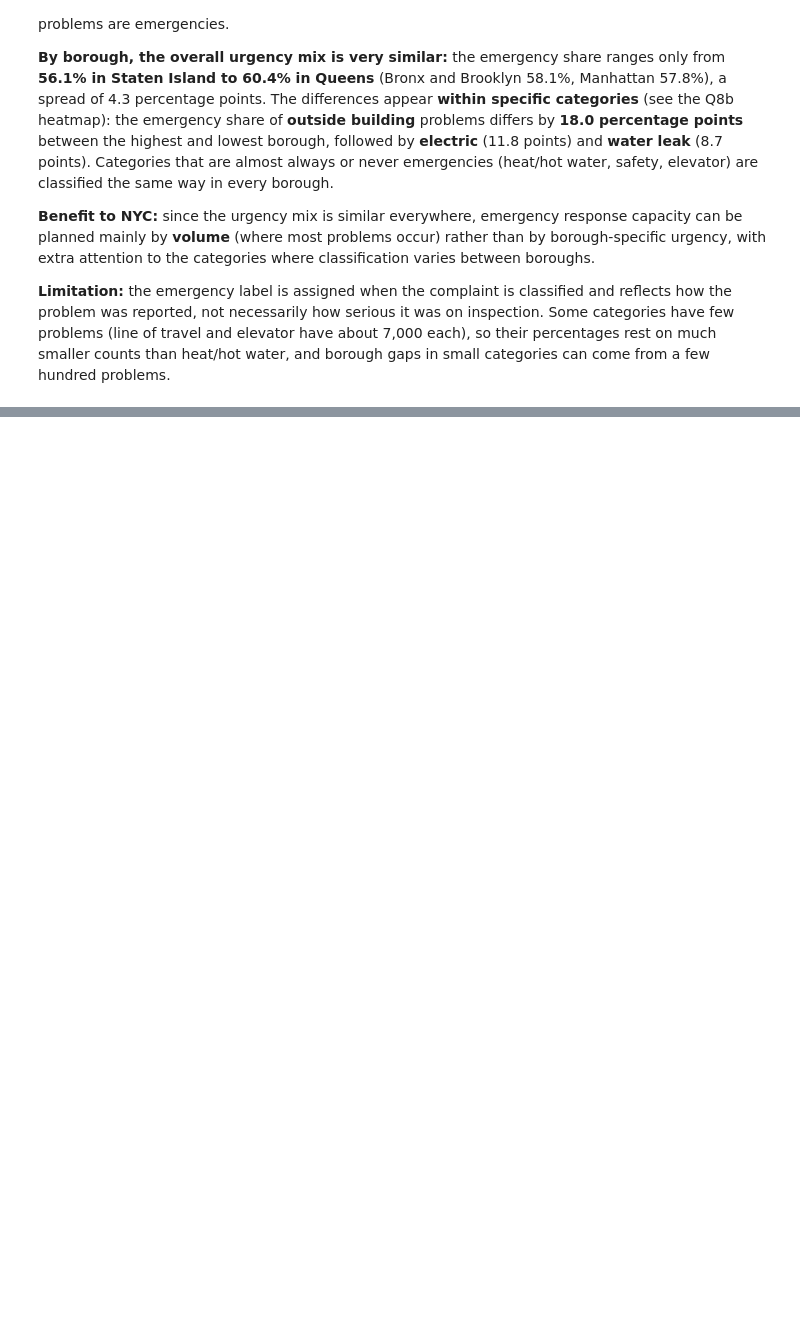
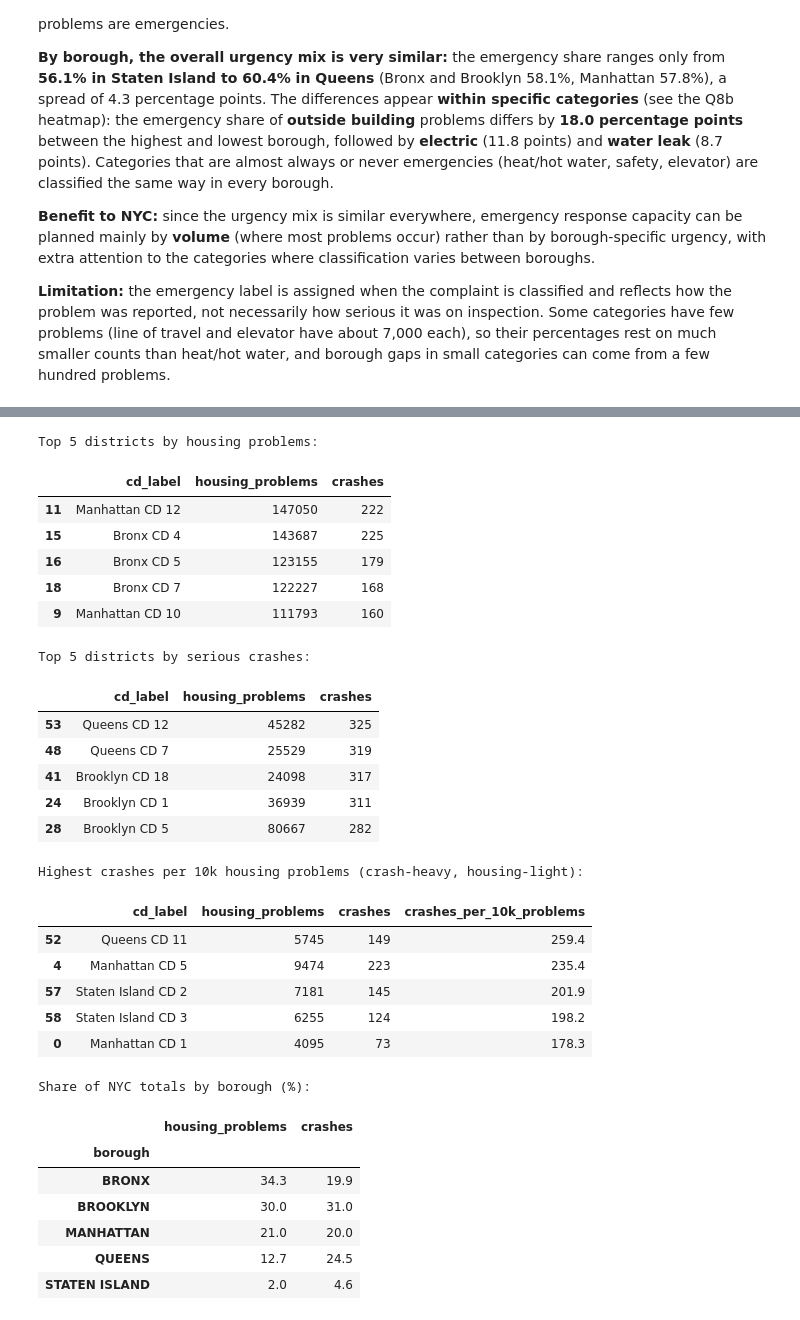
Before and after one commit to laylllllllllllla/DataEngineeringProject, a Jupyter notebook: notebook/DataEngineering.ipynb, the cells around one changed output, grey strips where cells are left out. Cells and saved outputs as stored; diff of their text form; code cells hidden in the pictures; blank space fills up the shorter version.

```diff
--- a/notebook/DataEngineering.ipynb
+++ b/notebook/DataEngineering.ipynb
@@ -2879,0 +2956,45 @@ water, and borough gaps in small categories can come from a few hundred problems
+# %%
+# ============================================================
+# Q5: numbers for the answer
+# ============================================================
+q5 = (df_integrated.groupby(['cd_id', 'cd_label', 'borough'], as_index=False)[['housing_problems', 'crashes']].sum())
+q5['crashes_per_10k_problems'] = (q5['crashes'] / q5['housing_problems'] * 10_000).round(1)
+print('Top 5 districts by housing problems:')
+display(q5.nlargest(5, 'housing_problems')[['cd_label', 'housing_problems', 'crashes']])
+print('Top 5 districts by serious crashes:')
+display(q5.nlargest(5, 'crashes')[['cd_label', 'housing_problems', 'crashes']])
+print('Highest crashes per 10k housing problems (crash-heavy, housing-light):')
+display(q5.nlargest(5, 'crashes_per_10k_problems')[['cd_label', 'housing_problems', 'crashes', 'crashes_per_10k_problems']])
+print('Share of NYC totals by borough (%):')
+b = q5.groupby('borough')[['housing_problems', 'crashes']].sum()
+display((b / b.sum() * 100).round(1))
+# %% [output]
+Top 5 districts by housing problems:
+|  | cd_label | housing_problems | crashes |
+| 11 | Manhattan CD 12 | 147050 | 222 |
+| 15 | Bronx CD 4 | 143687 | 225 |
+| 16 | Bronx CD 5 | 123155 | 179 |
+| 18 | Bronx CD 7 | 122227 | 168 |
+| 9 | Manhattan CD 10 | 111793 | 160 |
+Top 5 districts by serious crashes:
+|  | cd_label | housing_problems | crashes |
+| 53 | Queens CD 12 | 45282 | 325 |
+| 48 | Queens CD 7 | 25529 | 319 |
+| 41 | Brooklyn CD 18 | 24098 | 317 |
+| 24 | Brooklyn CD 1 | 36939 | 311 |
+| 28 | Brooklyn CD 5 | 80667 | 282 |
+Highest crashes per 10k housing problems (crash-heavy, housing-light):
+|  | cd_label | housing_problems | crashes | crashes_per_10k_problems |
+| 52 | Queens CD 11 | 5745 | 149 | 259.4 |
+| 4 | Manhattan CD 5 | 9474 | 223 | 235.4 |
+| 57 | Staten Island CD 2 | 7181 | 145 | 201.9 |
+| 58 | Staten Island CD 3 | 6255 | 124 | 198.2 |
+| 0 | Manhattan CD 1 | 4095 | 73 | 178.3 |
+Share of NYC totals by borough (%):
+|  | housing_problems | crashes |
+| borough |  |  |
+| BRONX | 34.3 | 19.9 |
+| BROOKLYN | 30.0 | 31.0 |
+| MANHATTAN | 21.0 | 20.0 |
+| QUEENS | 12.7 | 24.5 |
+| STATEN ISLAND | 2.0 | 4.6 |
```
Also changed, not shown: parts of 21 cells of this notebook.
